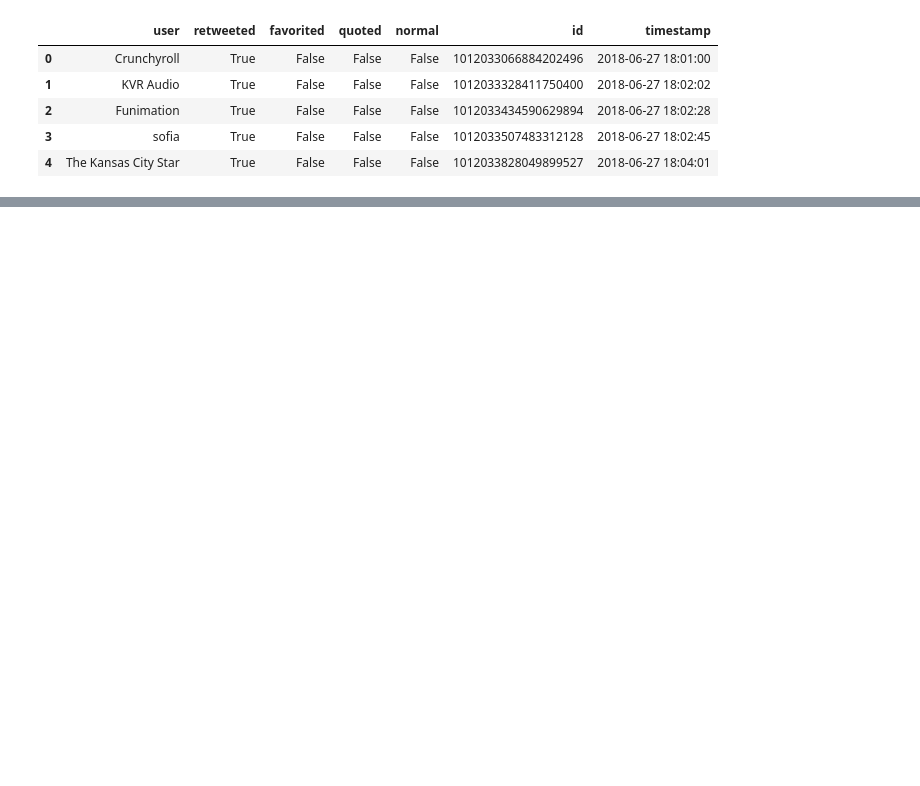
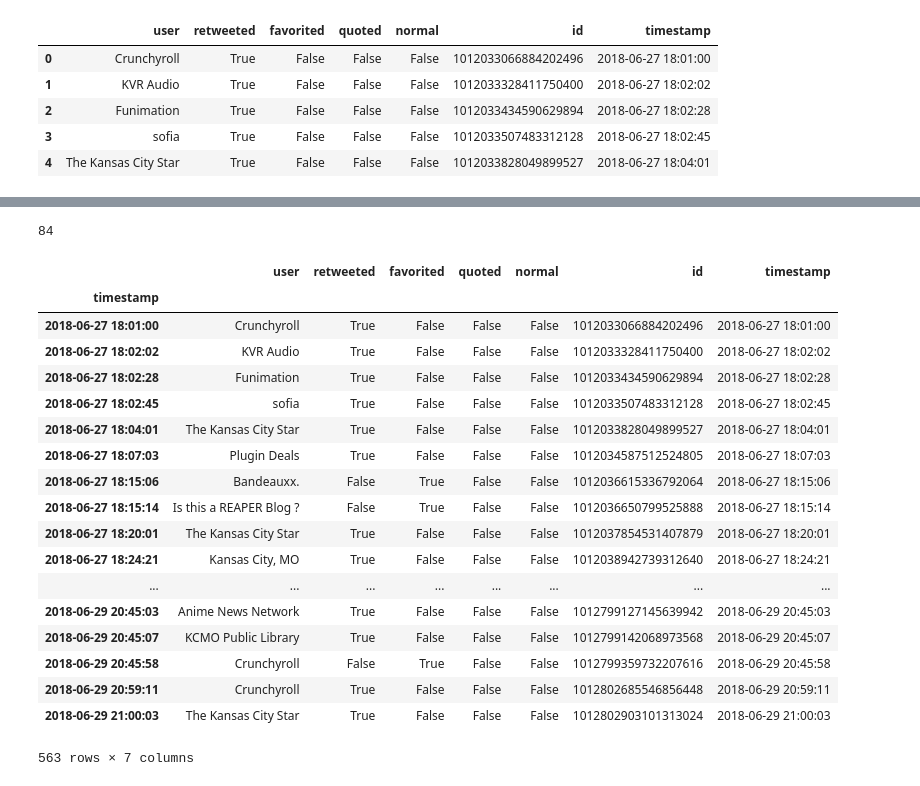
Before and after one commit to CalebWelch/music_theory_twitter, a Jupyter notebook: Untitled1.ipynb, the cells around one changed output, grey strips where cells are left out. Cells and saved outputs as stored; diff of their text form; code cells hidden in the pictures; blank space fills up the shorter version.

```diff
--- a/Untitled1.ipynb
+++ b/Untitled1.ipynb
@@ -61,0 +83,28 @@ sb.barplot(y='Count',x='V1',data=temp)
+# %%
+len(friendsList)
+# %% [output]
+84
+# %%
+data.index = data.timestamp
+# %%
+data['2018-06']
+# %% [output]
+|  | user | retweeted | favorited | quoted | normal | id | timestamp |
+| timestamp |  |  |  |  |  |  |  |
+| 2018-06-27 18:01:00 | Crunchyroll | True | False | False | False | 1012033066884202496 | 2018-06-27 18:01:00 |
+| 2018-06-27 18:02:02 | KVR Audio | True | False | False | False | 1012033328411750400 | 2018-06-27 18:02:02 |
+| 2018-06-27 18:02:28 | Funimation | True | False | False | False | 1012033434590629894 | 2018-06-27 18:02:28 |
+| 2018-06-27 18:02:45 | sofia | True | False | False | False | 1012033507483312128 | 2018-06-27 18:02:45 |
+| 2018-06-27 18:04:01 | The Kansas City Star | True | False | False | False | 1012033828049899527 | 2018-06-27 18:04:01 |
+| 2018-06-27 18:07:03 | Plugin Deals | True | False | False | False | 1012034587512524805 | 2018-06-27 18:07:03 |
+| 2018-06-27 18:15:06 | Bandeauxx. | False | True | False | False | 1012036615336792064 | 2018-06-27 18:15:06 |
+| 2018-06-27 18:15:14 | Is this a REAPER Blog ? | False | True | False | False | 1012036650799525888 | 2018-06-27 18:15:14 |
+| 2018-06-27 18:20:01 | The Kansas City Star | True | False | False | False | 1012037854531407879 | 2018-06-27 18:20:01 |
+| 2018-06-27 18:24:21 | Kansas City, MO | True | False | False | False | 1012038942739312640 | 2018-06-27 18:24:21 |
+| ... | ... | ... | ... | ... | ... | ... | ... |
+| 2018-06-29 20:45:03 | Anime News Network | True | False | False | False | 1012799127145639942 | 2018-06-29 20:45:03 |
+| 2018-06-29 20:45:07 | KCMO Public Library | True | False | False | False | 1012799142068973568 | 2018-06-29 20:45:07 |
+| 2018-06-29 20:45:58 | Crunchyroll | False | True | False | False | 1012799359732207616 | 2018-06-29 20:45:58 |
+| 2018-06-29 20:59:11 | Crunchyroll | True | False | False | False | 1012802685546856448 | 2018-06-29 20:59:11 |
+| 2018-06-29 21:00:03 | The Kansas City Star | True | False | False | False | 1012802903101313024 | 2018-06-29 21:00:03 |
+563 rows × 7 columns
```
Also changed, not shown: parts of 7 cells of this notebook, 1 other file.
